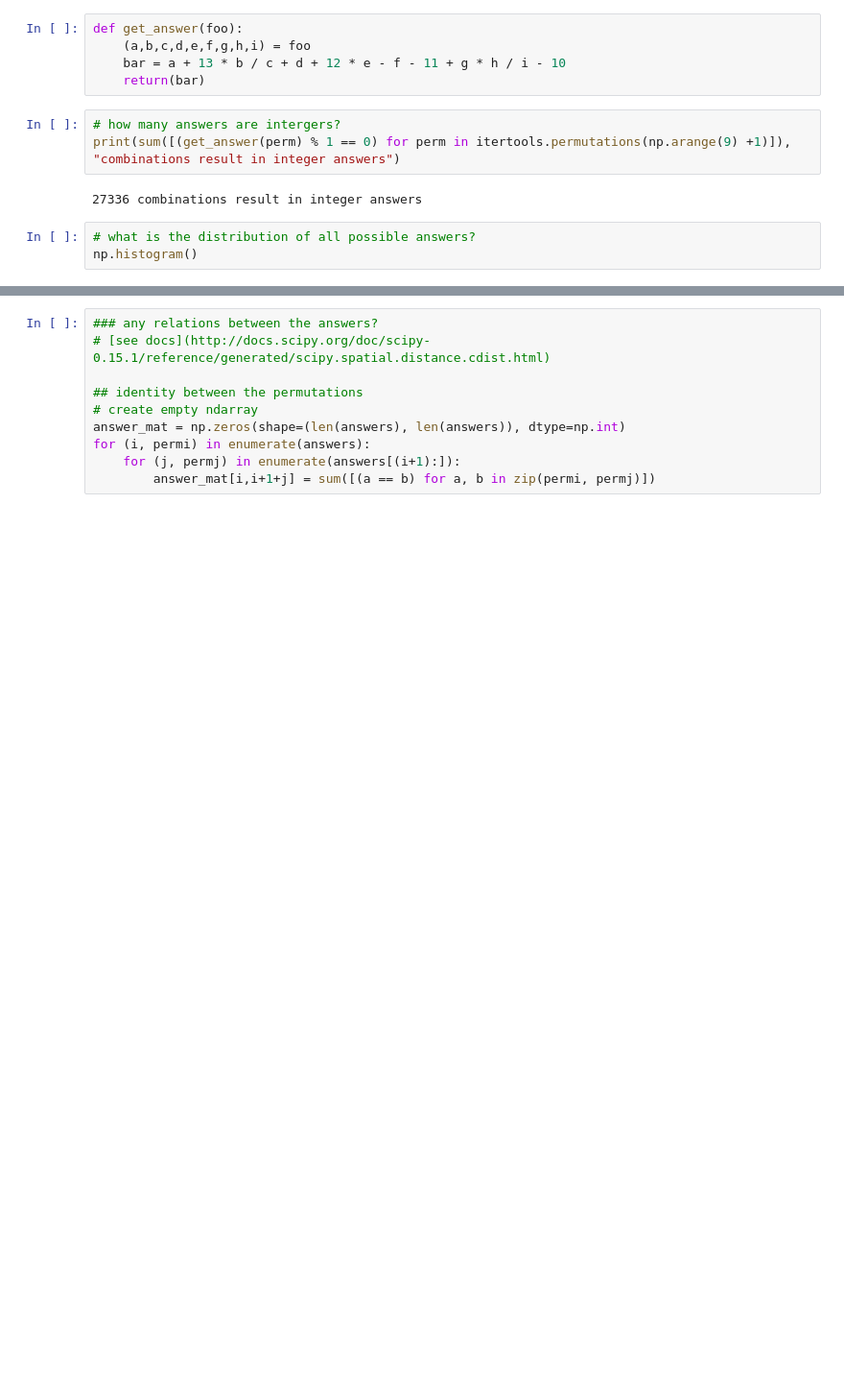
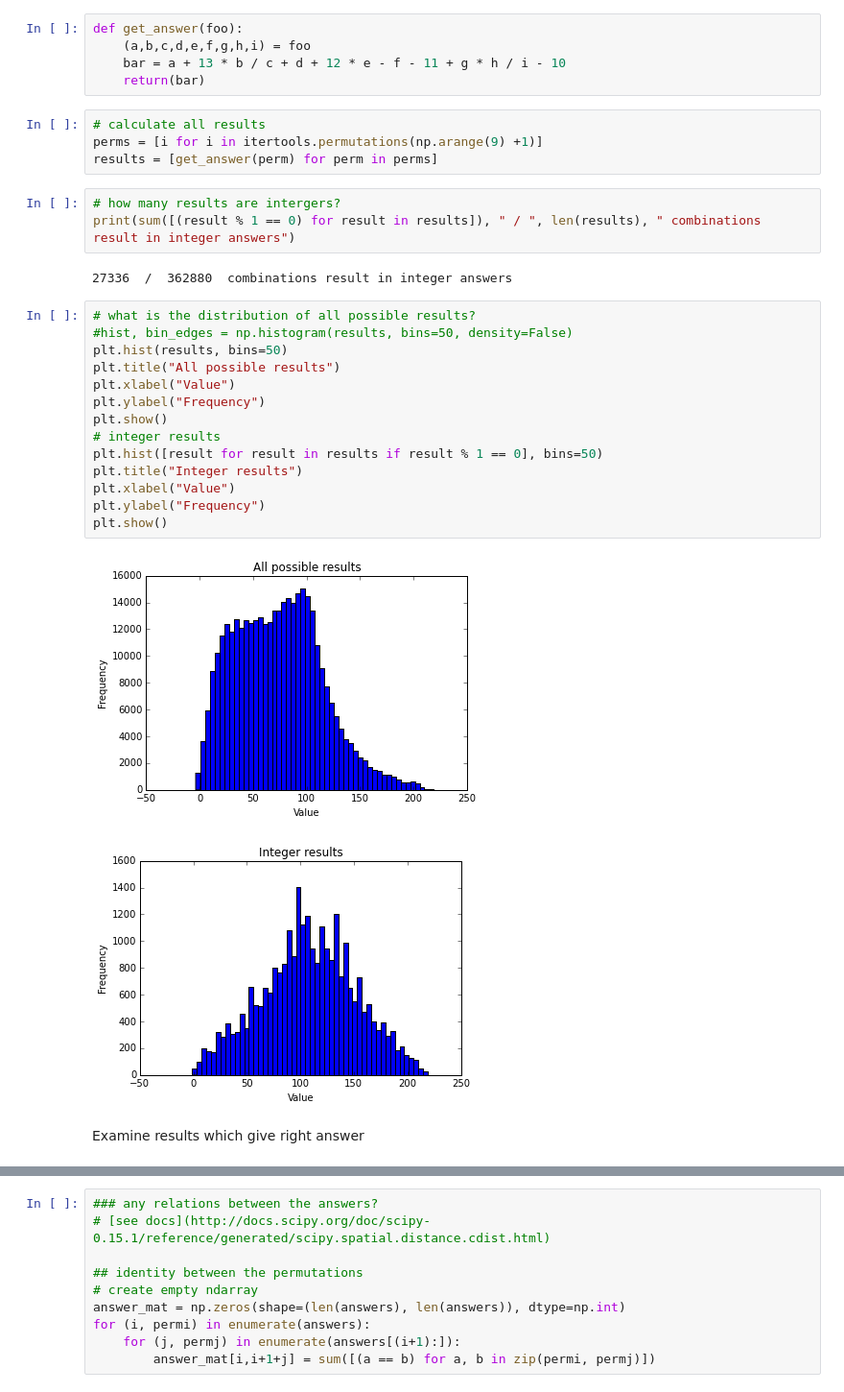
Before and after one commit to biolion/sandbox, a Jupyter notebook: vietnam_snake.ipynb, the cells around one changed output, grey strips where cells are left out. Shown: that part at 96% size. Saved outputs shown, nothing was run; the diff lists cells and outputs as text; blank space fills up the shorter version.

```diff
--- a/vietnam_snake.ipynb
+++ b/vietnam_snake.ipynb
@@ -27,12 +27,32 @@ def get_answer(foo):
     (a,b,c,d,e,f,g,h,i) = foo
     bar = a + 13 * b / c + d + 12 * e - f - 11 + g * h / i - 10
     return(bar)
+# %%
+# calculate all results
+perms = [i for i in itertools.permutations(np.arange(9) +1)]
+results = [get_answer(perm) for perm in perms]
 # %%
-# how many answers are intergers?
-print(sum([(get_answer(perm) % 1 == 0) for perm in itertools.permutations(np.arange(9) +1)]), "combinations result in integer answers")
+# how many results are intergers?
+print(sum([(result % 1 == 0) for result in results]), " / ", len(results), " combinations result in integer answers")
 # %% [output]
-27336 combinations result in integer answers
+27336  /  362880  combinations result in integer answers
-# %%
-# what is the distribution of all possible answers?
-np.histogram()
+# %%
+# what is the distribution of all possible results?
+#hist, bin_edges = np.histogram(results, bins=50, density=False)
+plt.hist(results, bins=50)
+plt.title("All possible results")
+plt.xlabel("Value")
+plt.ylabel("Frequency")
+plt.show()
+# integer results
+plt.hist([result for result in results if result % 1 == 0], bins=50)
+plt.title("Integer results")
+plt.xlabel("Value")
+plt.ylabel("Frequency")
+plt.show()
+# %% [output]
+[figure, added]
+[figure, added]
+# %% [markdown]
+Examine results which give right answer
 # %%
```
Also changed, not shown: parts of 6 cells of this notebook, 2 other files.
